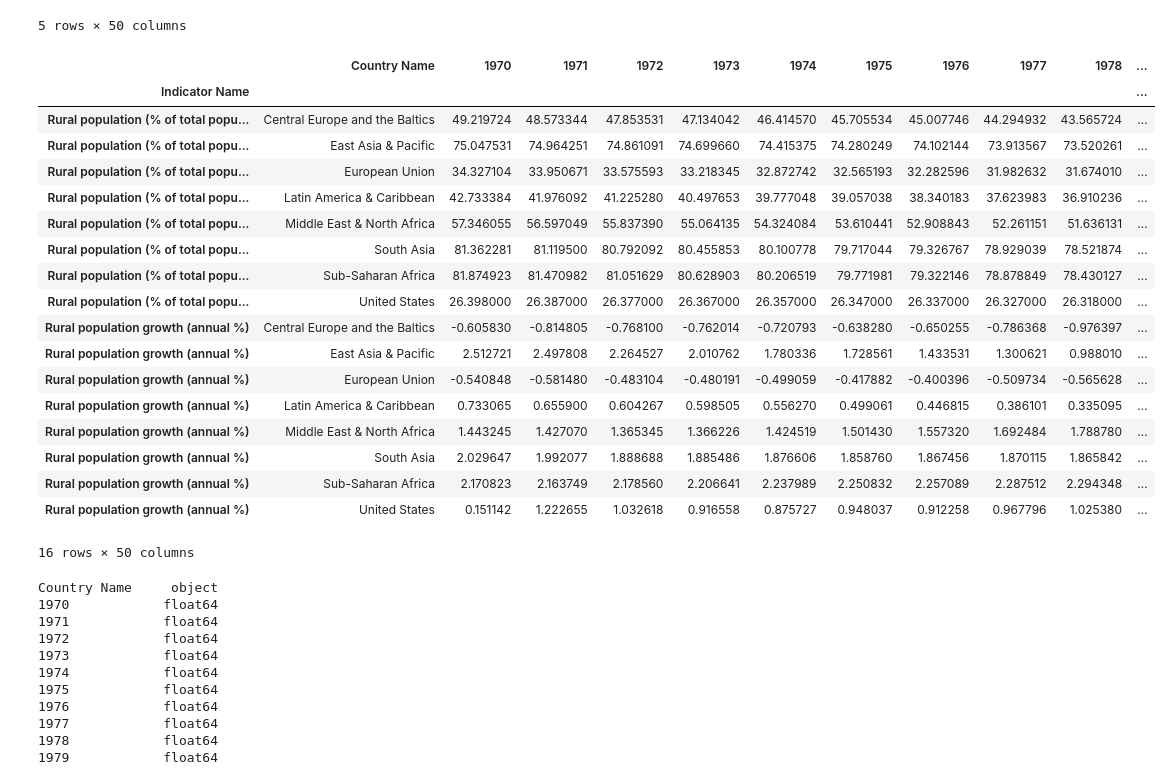
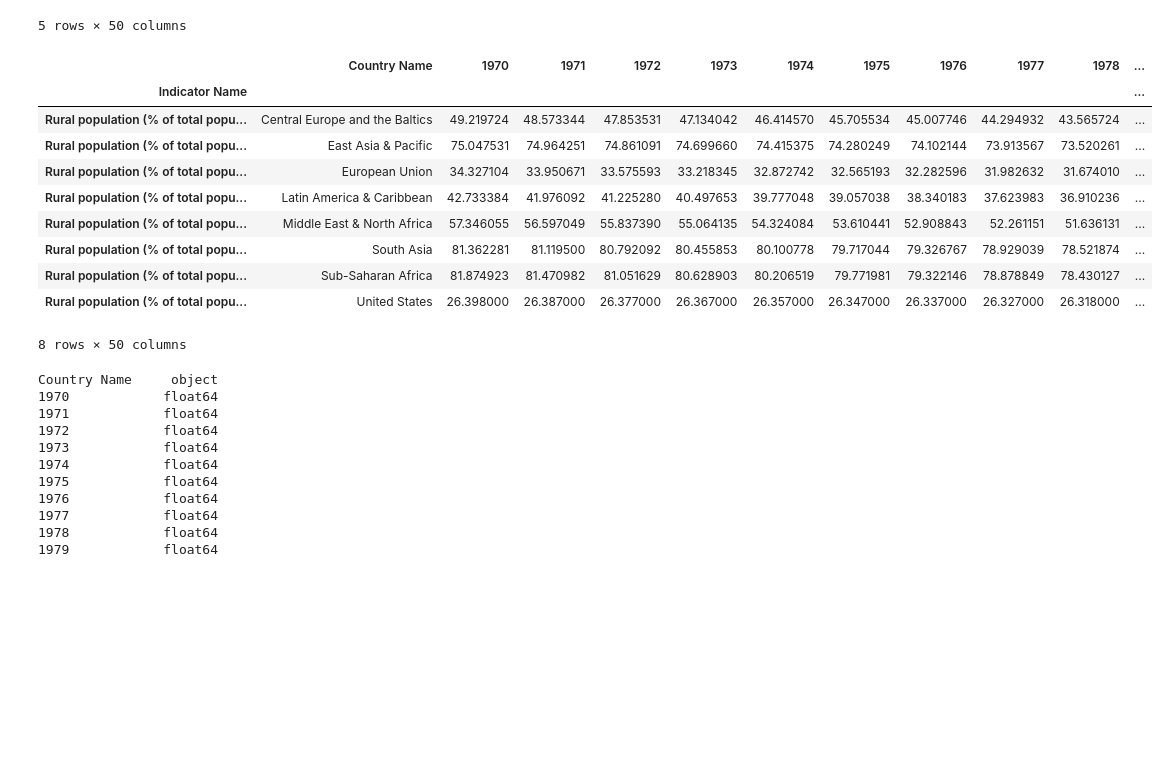
Before and after one commit to theriotn95/populations_project, a Jupyter notebook: Populations_Project_RAO_IAN.ipynb, the cells around one changed output. Drawn from its saved outputs; the diff is of its cells as text; code cells hidden in the pictures; blank space fills up the shorter version.

Commit message:
Completed Rural Total

```diff
--- a/Populations_Project_RAO_IAN.ipynb
+++ b/Populations_Project_RAO_IAN.ipynb
@@ -105,28 +105,20 @@ Indexed_df.head()
 | Age population, age 00, male, int... | Central Europe and the Baltics | NaN | NaN | NaN | NaN | NaN | NaN | NaN | NaN | NaN | ... |
 5 rows × 50 columns
 # %%
-# Specify the valid indicators
-reduced_rural_df = Indexed_df.loc[["Rural population (% of total population)", "Rural population growth (annual %)"]]
-reduced_rural_df
+# Specify the valid indicators for the Rural Total
+reduced_rural_total = Indexed_df.loc[["Rural population (% of total population)"]]
+reduced_rural_total
 # %% [output]
 |  | Country Name | 1970 | 1971 | 1972 | 1973 | 1974 | 1975 | 1976 | 1977 | 1978 | ... |
 | Indicator Name |  |  |  |  |  |  |  |  |  |  | ... |
 | Rural population (% of total popu... | Central Europe and the Baltics | 49.219724 | 48.573344 | 47.853531 | 47.134042 | 46.414570 | 45.705534 | 45.007746 | 44.294932 | 43.565724 | ... |
 | Rural population (% of total popu... | East Asia & Pacific | 75.047531 | 74.964251 | 74.861091 | 74.699660 | 74.415375 | 74.280249 | 74.102144 | 73.913567 | 73.520261 | ... |
 | Rural population (% of total popu... | European Union | 34.327104 | 33.950671 | 33.575593 | 33.218345 | 32.872742 | 32.565193 | 32.282596 | 31.982632 | 31.674010 | ... |
 | Rural population (% of total popu... | Latin America & Caribbean | 42.733384 | 41.976092 | 41.225280 | 40.497653 | 39.777048 | 39.057038 | 38.340183 | 37.623983 | 36.910236 | ... |
 | Rural population (% of total popu... | Middle East & North Africa | 57.346055 | 56.597049 | 55.837390 | 55.064135 | 54.324084 | 53.610441 | 52.908843 | 52.261151 | 51.636131 | ... |
 | Rural population (% of total popu... | South Asia | 81.362281 | 81.119500 | 80.792092 | 80.455853 | 80.100778 | 79.717044 | 79.326767 | 78.929039 | 78.521874 | ... |
 | Rural population (% of total popu... | Sub-Saharan Africa | 81.874923 | 81.470982 | 81.051629 | 80.628903 | 80.206519 | 79.771981 | 79.322146 | 78.878849 | 78.430127 | ... |
 | Rural population (% of total popu... | United States | 26.398000 | 26.387000 | 26.377000 | 26.367000 | 26.357000 | 26.347000 | 26.337000 | 26.327000 | 26.318000 | ... |
-| Rural population growth (annual %) | Central Europe and the Baltics | -0.605830 | -0.814805 | -0.768100 | -0.762014 | -0.720793 | -0.638280 | -0.650255 | -0.786368 | -0.976397 | ... |
-| Rural population growth (annual %) | East Asia & Pacific | 2.512721 | 2.497808 | 2.264527 | 2.010762 | 1.780336 | 1.728561 | 1.433531 | 1.300621 | 0.988010 | ... |
-| Rural population growth (annual %) | European Union | -0.540848 | -0.581480 | -0.483104 | -0.480191 | -0.499059 | -0.417882 | -0.400396 | -0.509734 | -0.565628 | ... |
-| Rural population growth (annual %) | Latin America & Caribbean | 0.733065 | 0.655900 | 0.604267 | 0.598505 | 0.556270 | 0.499061 | 0.446815 | 0.386101 | 0.335095 | ... |
-| Rural population growth (annual %) | Middle East & North Africa | 1.443245 | 1.427070 | 1.365345 | 1.366226 | 1.424519 | 1.501430 | 1.557320 | 1.692484 | 1.788780 | ... |
-| Rural population growth (annual %) | South Asia | 2.029647 | 1.992077 | 1.888688 | 1.885486 | 1.876606 | 1.858760 | 1.867456 | 1.870115 | 1.865842 | ... |
-| Rural population growth (annual %) | Sub-Saharan Africa | 2.170823 | 2.163749 | 2.178560 | 2.206641 | 2.237989 | 2.250832 | 2.257089 | 2.287512 | 2.294348 | ... |
-| Rural population growth (annual %) | United States | 0.151142 | 1.222655 | 1.032618 | 0.916558 | 0.875727 | 0.948037 | 0.912258 | 0.967796 | 1.025380 | ... |
-16 rows × 50 columns
+8 rows × 50 columns
 # %%
 #check the datatypes
```
Also changed, not shown: parts of 15 cells of this notebook.
